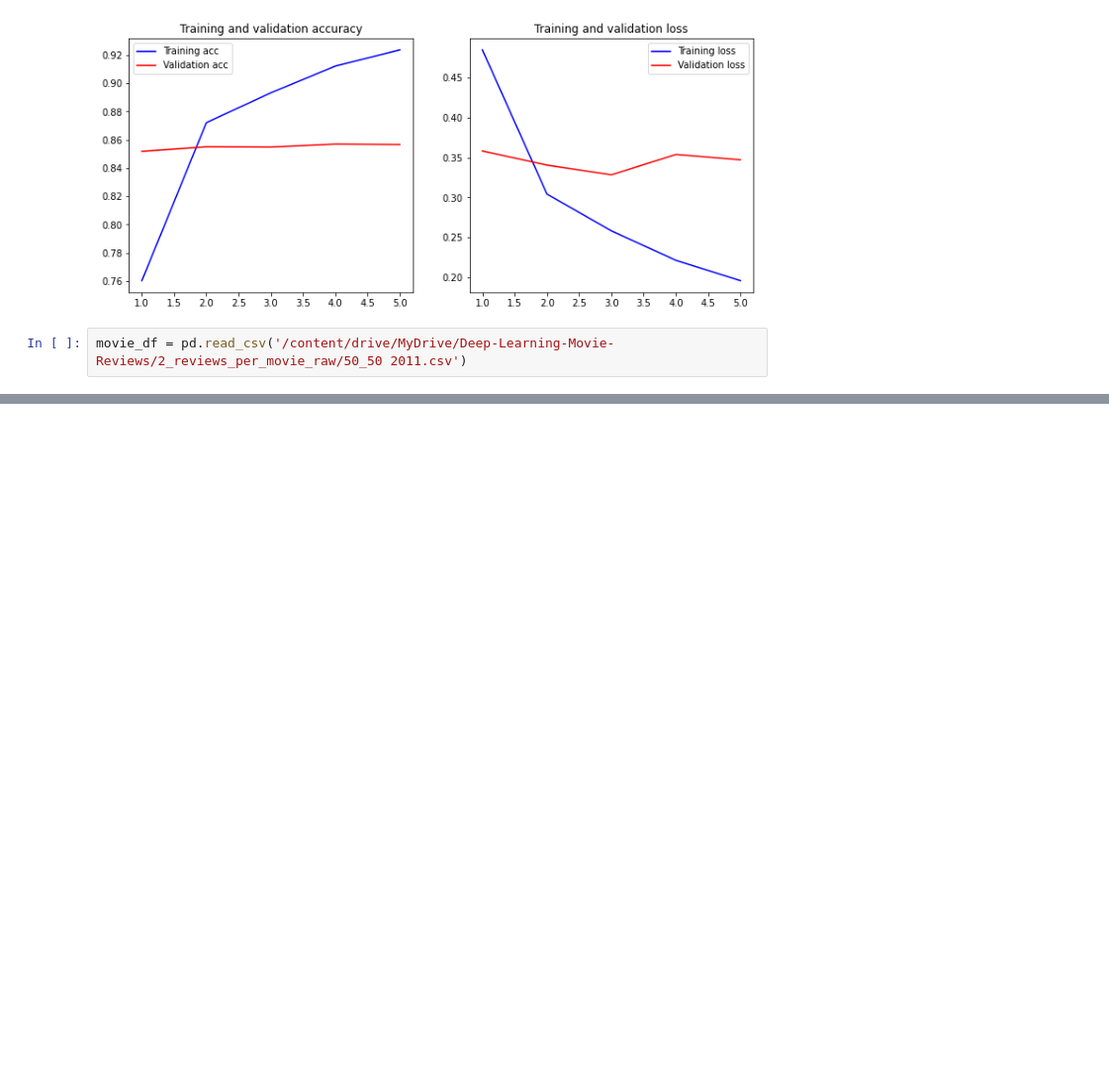
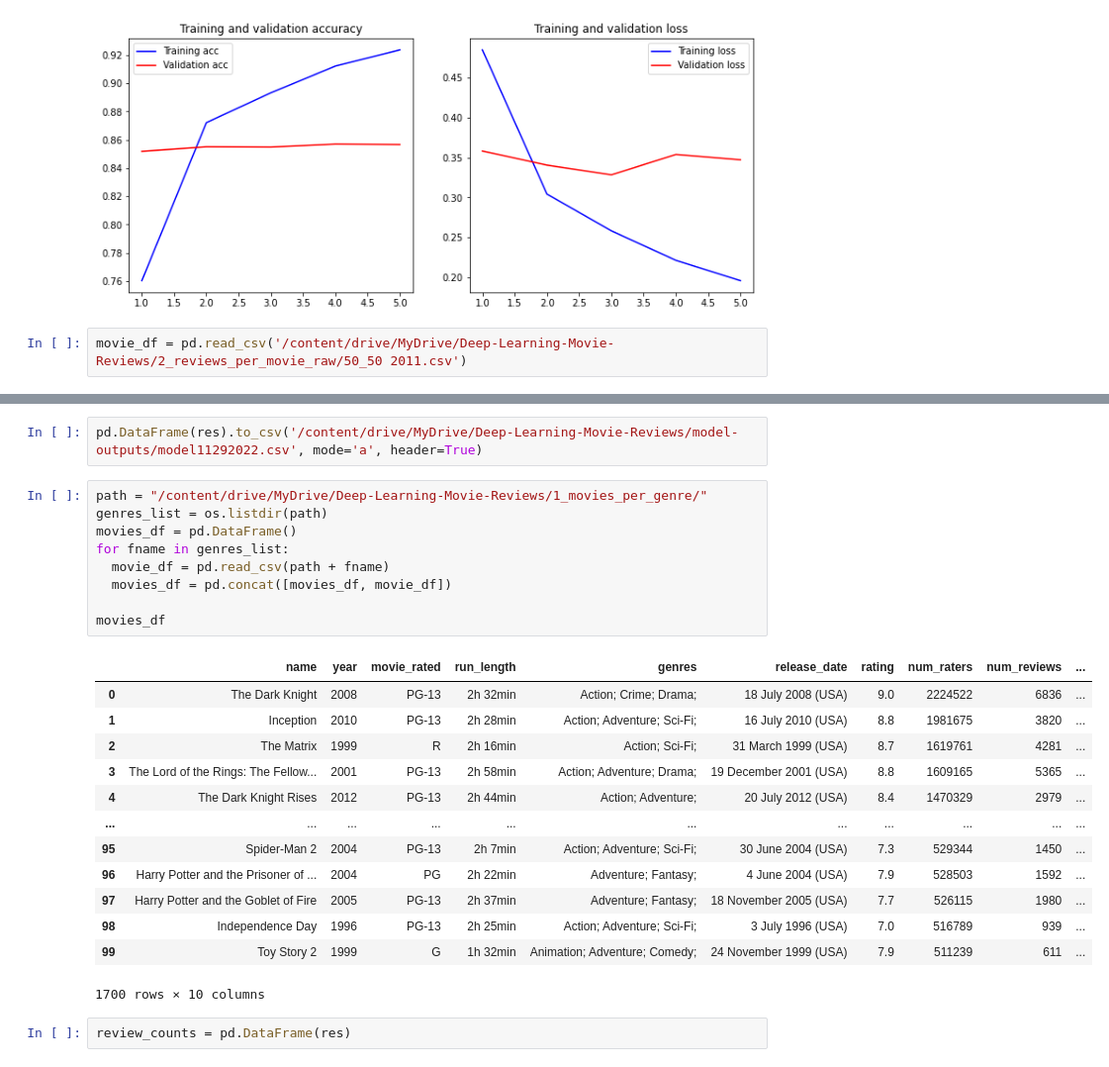
Before and after one commit to DanielHauersperger/Deep-Learning-Movie-Reviews, a Jupyter notebook: Movie_Review.ipynb, the cells around one changed output, grey strips where cells are left out. Shown at 99% size. Drawn from its saved outputs; the diff is of its cells as text; blank space fills up the shorter version.

```diff
--- a/Movie_Review.ipynb
+++ b/Movie_Review.ipynb
@@ -676,0 +678,27 @@ pd.DataFrame(res)
+# %%
+pd.DataFrame(res).to_csv('/content/drive/MyDrive/Deep-Learning-Movie-Reviews/model-outputs/model11292022.csv', mode='a', header=True)
+# %%
+path = "/content/drive/MyDrive/Deep-Learning-Movie-Reviews/1_movies_per_genre/"
+genres_list = os.listdir(path)
+movies_df = pd.DataFrame()
+for fname in genres_list:
+  movie_df = pd.read_csv(path + fname)
+  movies_df = pd.concat([movies_df, movie_df])
+
+movies_df
+# %% [output]
+|  | name | year | movie_rated | run_length | genres | release_date | rating | num_raters | num_reviews | ... |
+| 0 | The Dark Knight | 2008 | PG-13 | 2h 32min | Action; Crime; Drama; | 18 July 2008 (USA) | 9.0 | 2224522 | 6836 | ... |
+| 1 | Inception | 2010 | PG-13 | 2h 28min | Action; Adventure; Sci-Fi; | 16 July 2010 (USA) | 8.8 | 1981675 | 3820 | ... |
+| 2 | The Matrix | 1999 | R | 2h 16min | Action; Sci-Fi; | 31 March 1999 (USA) | 8.7 | 1619761 | 4281 | ... |
+| 3 | The Lord of the Rings: The Fellow... | 2001 | PG-13 | 2h 58min | Action; Adventure; Drama; | 19 December 2001 (USA) | 8.8 | 1609165 | 5365 | ... |
+| 4 | The Dark Knight Rises | 2012 | PG-13 | 2h 44min | Action; Adventure; | 20 July 2012 (USA) | 8.4 | 1470329 | 2979 | ... |
+| ... | ... | ... | ... | ... | ... | ... | ... | ... | ... | ... |
+| 95 | Spider-Man 2 | 2004 | PG-13 | 2h 7min | Action; Adventure; Sci-Fi; | 30 June 2004 (USA) | 7.3 | 529344 | 1450 | ... |
+| 96 | Harry Potter and the Prisoner of ... | 2004 | PG | 2h 22min | Adventure; Fantasy; | 4 June 2004 (USA) | 7.9 | 528503 | 1592 | ... |
+| 97 | Harry Potter and the Goblet of Fire | 2005 | PG-13 | 2h 37min | Adventure; Fantasy; | 18 November 2005 (USA) | 7.7 | 526115 | 1980 | ... |
+| 98 | Independence Day | 1996 | PG-13 | 2h 25min | Action; Adventure; Sci-Fi; | 3 July 1996 (USA) | 7.0 | 516789 | 939 | ... |
+| 99 | Toy Story 2 | 1999 | G | 1h 32min | Animation; Adventure; Comedy; | 24 November 1999 (USA) | 7.9 | 511239 | 611 | ... |
+1700 rows × 10 columns
+# %%
+review_counts = pd.DataFrame(res)
```
Also changed, not shown: parts of 7 cells of this notebook.
